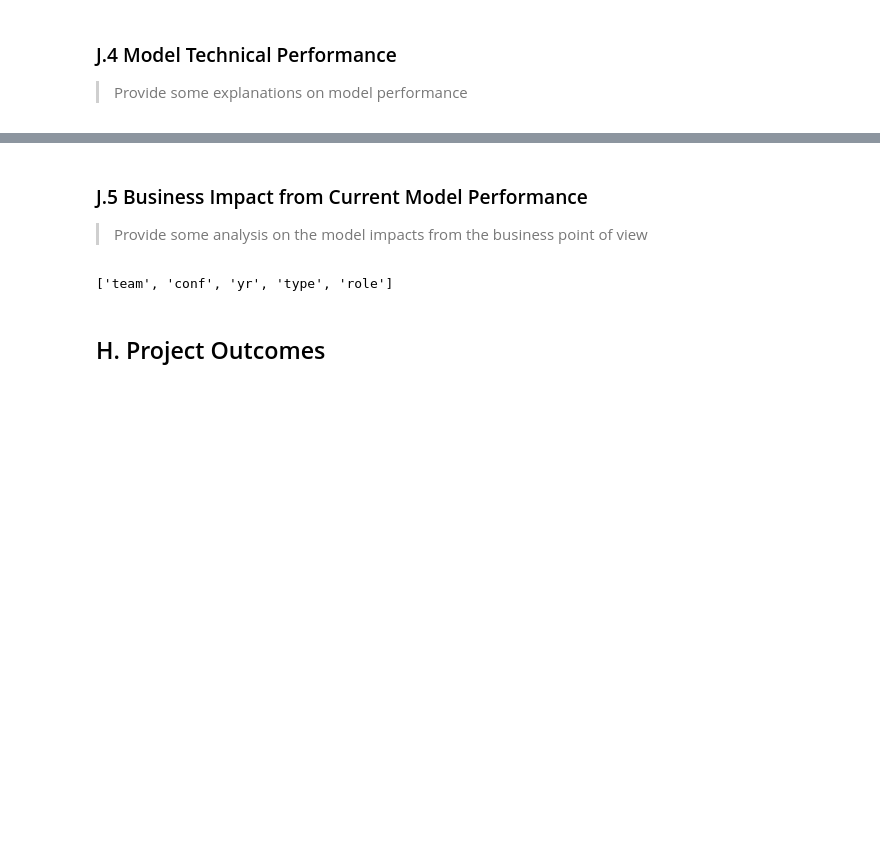
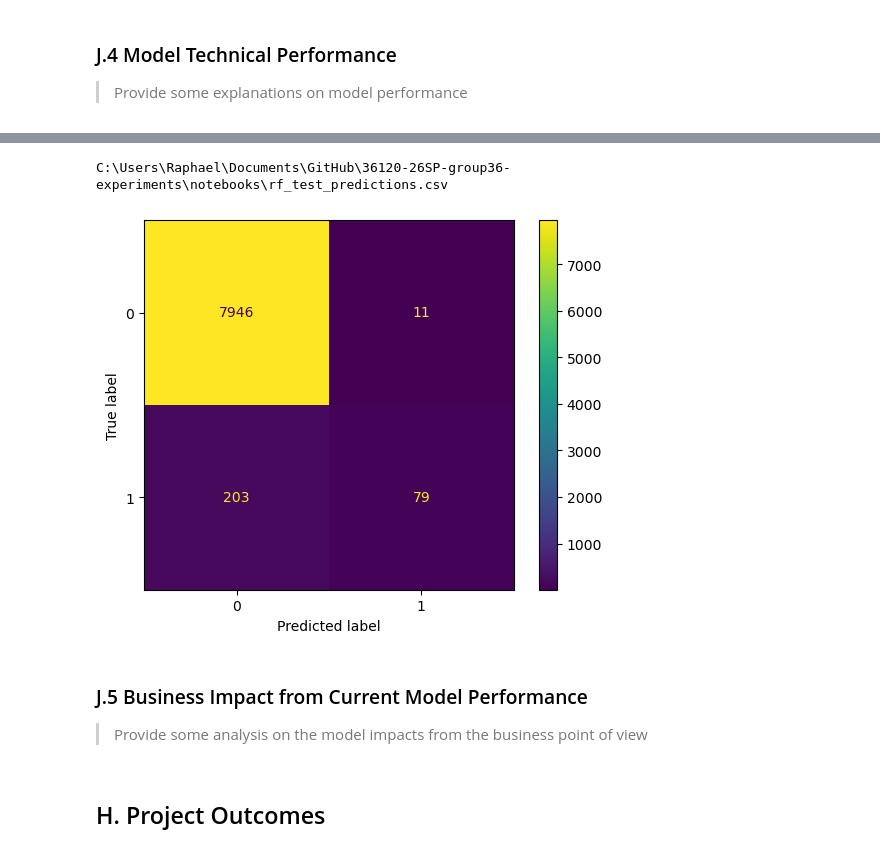
Before and after one commit to abychopda/nba-career-longevity-prediction, a Jupyter notebook: notebooks/36120-26SP-group36-26164448-AT1-experiment-4.ipynb, the cells around one changed output, grey strips where cells are left out. Saved outputs shown, nothing was run; the diff lists cells and outputs as text; code cells hidden in the pictures; blank space fills up the shorter version.

Commit message:
updating notebooks and adding predictions

```diff
--- a/notebooks/36120-26SP-group36-26164448-AT1-experiment-4.ipynb
+++ b/notebooks/36120-26SP-group36-26164448-AT1-experiment-4.ipynb
@@ -1380,0 +1417,16 @@ Provide some explanations on model performance
+# %%
+import os
+print(os.path.abspath("rf_test_predictions.csv"))
+# %% [output]
+C:\Users\Raphael\Documents\GitHub\36120-26SP-group36-experiments\notebooks\rf_test_predictions.csv
+# %%
+y_val_pred = rf_model.predict(X_val)
+
+cm = confusion_matrix(y_val, y_val_pred)
+
+disp = ConfusionMatrixDisplay(confusion_matrix=cm)
+disp.plot()
+
+plt.show()
+# %% [output]
+[figure, added]
@@ -1385,7 +1442,3 @@ print_tile(size="h3", key='model_performance_explanations', value=model_performa
 ### J.5 Business Impact from Current Model Performance
 
 > Provide some analysis on the model impacts from the business point of view
-# %%
-X_train.select_dtypes(include="object").columns.tolist()
-# %% [output]
-['team', 'conf', 'yr', 'type', 'role']
```
Also changed, not shown: parts of 92 cells of this notebook, 3 other files.
